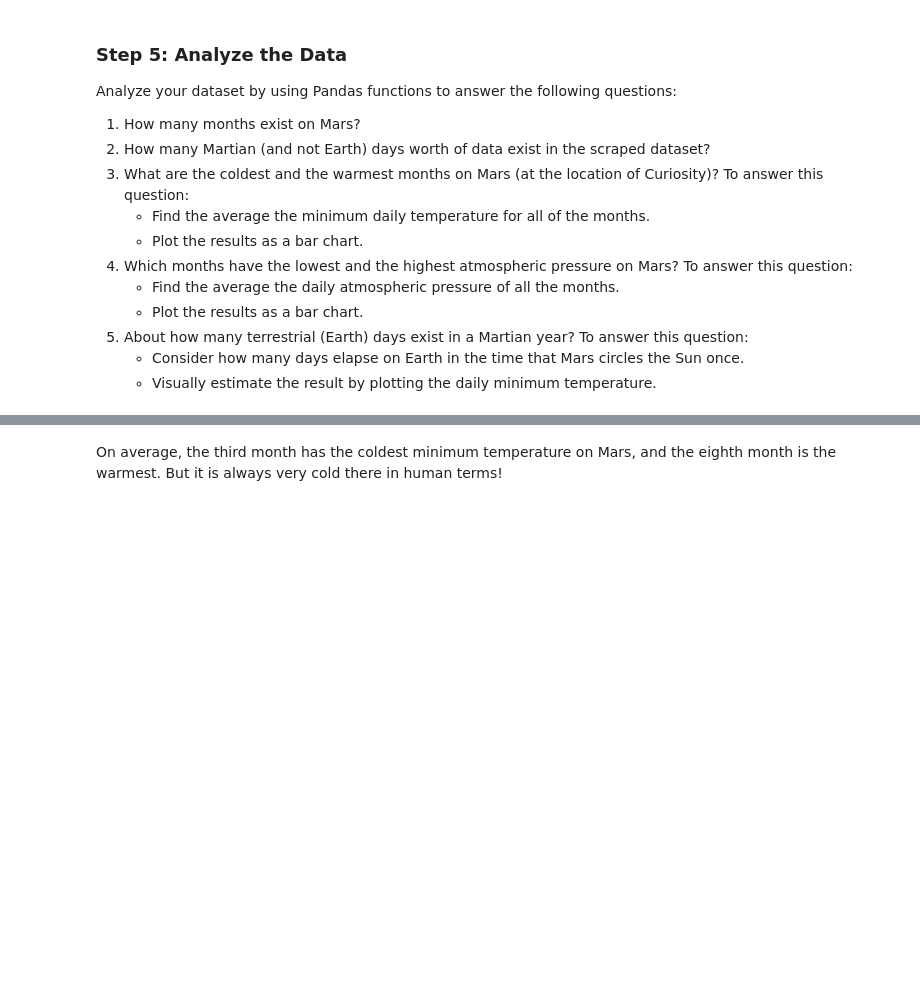
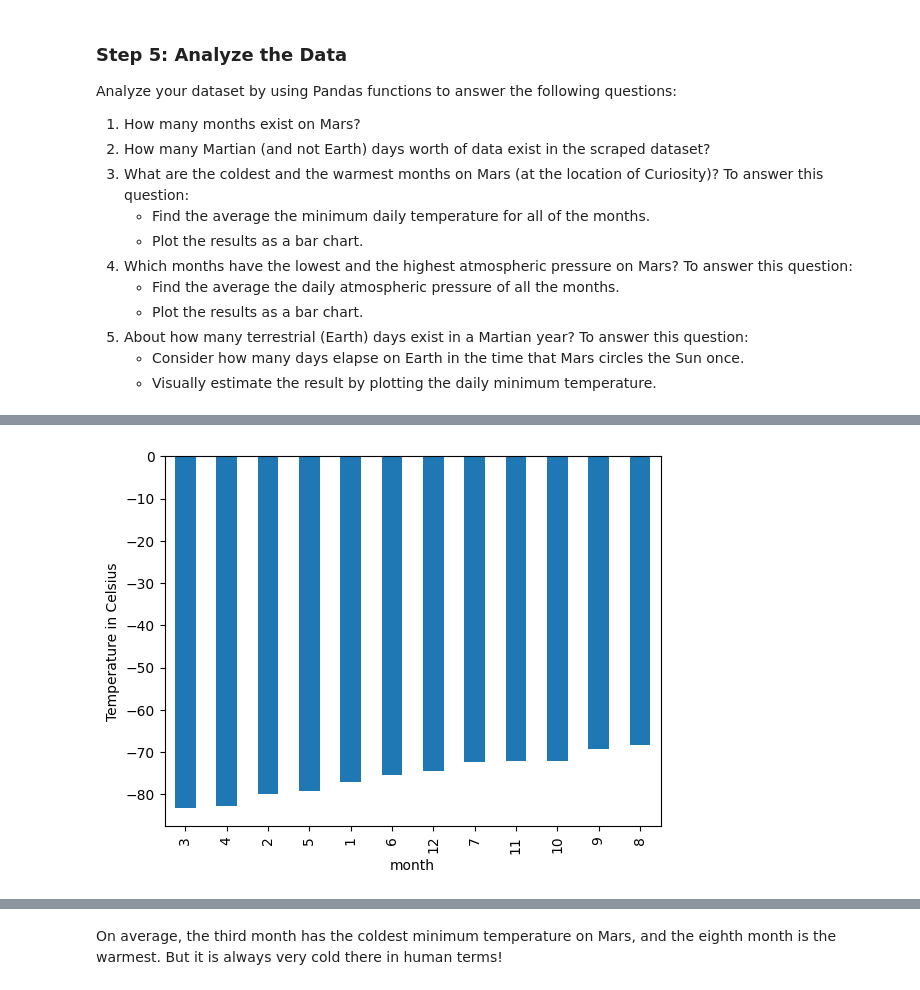
Before and after one commit to triciaosi/HTML-Challenge, a Jupyter notebook: HTML-challenge/part_2_mars_weather.ipynb, the cells around one changed output, grey strips where cells are left out. Saved outputs shown, nothing was run; the diff lists cells and outputs as text; code cells hidden in the pictures; blank space fills up the shorter version.

```diff
--- a/HTML-challenge/part_2_mars_weather.ipynb
+++ b/HTML-challenge/part_2_mars_weather.ipynb
@@ -191,4 +211,9 @@ avg_temp
 # %%
 # Identify the coldest and hottest months in Curiosity's location
+min_temp_by_month.sort_values().plot(kind='bar')
+plt.ylabel('Temperature in Celsius')
+plt.show()
+# %% [output]
+[figure, added]
 # %%
 # 4. Average pressure by Martian month
```
Also changed, not shown: parts of 11 cells of this notebook, 2 other files.
